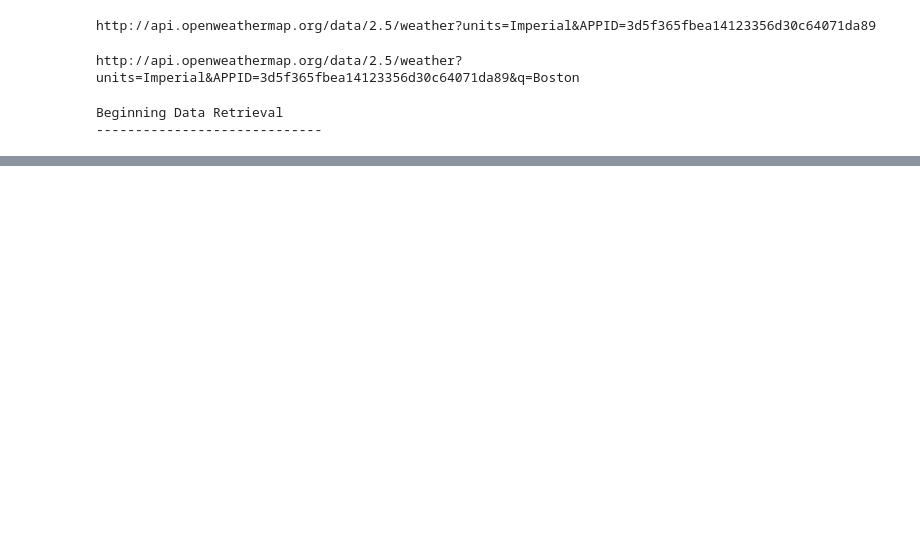
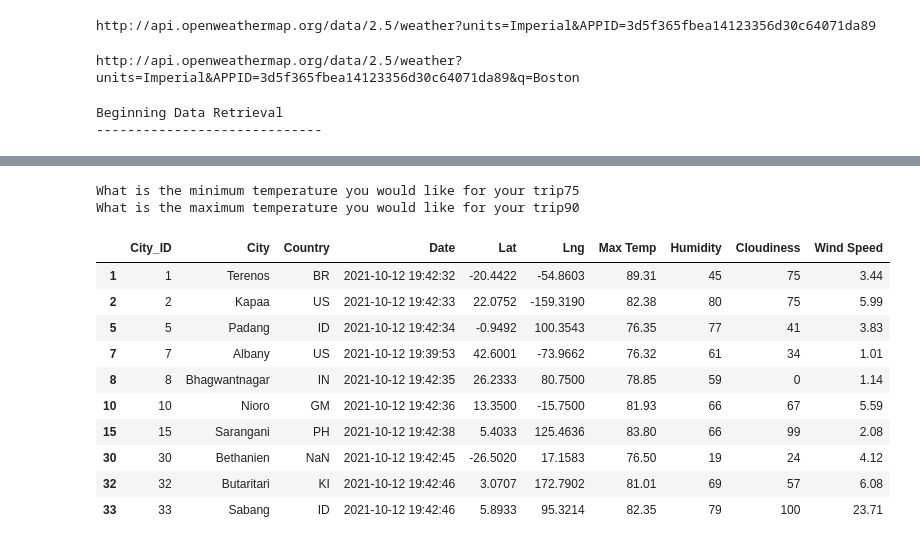
Before and after one commit to JoePizz/World_Weather_Analysis, a Jupyter notebook: World_Weather_Analysis.ipynb, the cells around one changed output, grey strips where cells are left out. Saved outputs shown, nothing was run; the diff lists cells and outputs as text; code cells hidden in the pictures; blank space fills up the shorter version.

```diff
--- a/World_Weather_Analysis.ipynb
+++ b/World_Weather_Analysis.ipynb
@@ -495,0 +611,24 @@ NameError: name 'x_values' is not defined
+# %%
+# Ask the customer to add a minimum and maximum temperature value.
+min_temp = float(input("What is the minimum temperature you would like for your trip"))
+max_temp = float(input("What is the maximum temperature you would like for your trip"))
+# %% [output]
+What is the minimum temperature you would like for your trip75
+What is the maximum temperature you would like for your trip90
+# %%
+# Filter the dataset to find the cities that fit the criteria.
+preferred_cities_df = city_data_df.loc[(city_data_df["Max Temp"] <= max_temp) & \
+                                      (city_data_df["Max Temp"] >= min_temp)]
+preferred_cities_df.head(10)
+# %% [output]
+|  | City_ID | City | Country | Date | Lat | Lng | Max Temp | Humidity | Cloudiness | Wind Speed |
+| 1 | 1 | Terenos | BR | 2021-10-12 19:42:32 | -20.4422 | -54.8603 | 89.31 | 45 | 75 | 3.44 |
+| 2 | 2 | Kapaa | US | 2021-10-12 19:42:33 | 22.0752 | -159.3190 | 82.38 | 80 | 75 | 5.99 |
+| 5 | 5 | Padang | ID | 2021-10-12 19:42:34 | -0.9492 | 100.3543 | 76.35 | 77 | 41 | 3.83 |
+| 7 | 7 | Albany | US | 2021-10-12 19:39:53 | 42.6001 | -73.9662 | 76.32 | 61 | 34 | 1.01 |
+| 8 | 8 | Bhagwantnagar | IN | 2021-10-12 19:42:35 | 26.2333 | 80.7500 | 78.85 | 59 | 0 | 1.14 |
+| 10 | 10 | Nioro | GM | 2021-10-12 19:42:36 | 13.3500 | -15.7500 | 81.93 | 66 | 67 | 5.59 |
+| 15 | 15 | Sarangani | PH | 2021-10-12 19:42:38 | 5.4033 | 125.4636 | 83.80 | 66 | 99 | 2.08 |
+| 30 | 30 | Bethanien | NaN | 2021-10-12 19:42:45 | -26.5020 | 17.1583 | 76.50 | 19 | 24 | 4.12 |
+| 32 | 32 | Butaritari | KI | 2021-10-12 19:42:46 | 3.0707 | 172.7902 | 81.01 | 69 | 57 | 6.08 |
+| 33 | 33 | Sabang | ID | 2021-10-12 19:42:46 | 5.8933 | 95.3214 | 82.35 | 79 | 100 | 23.71 |
```
Also changed, not shown: parts of 67 cells of this notebook.
